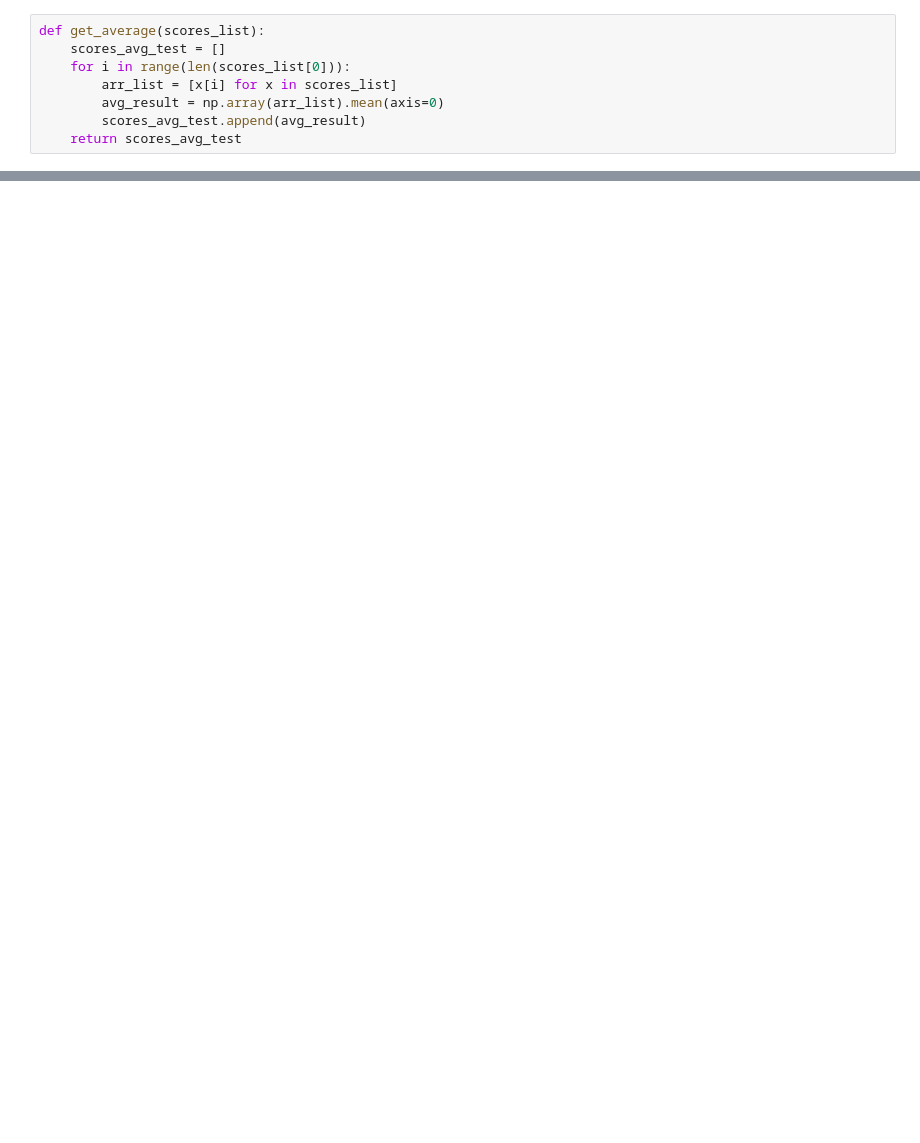
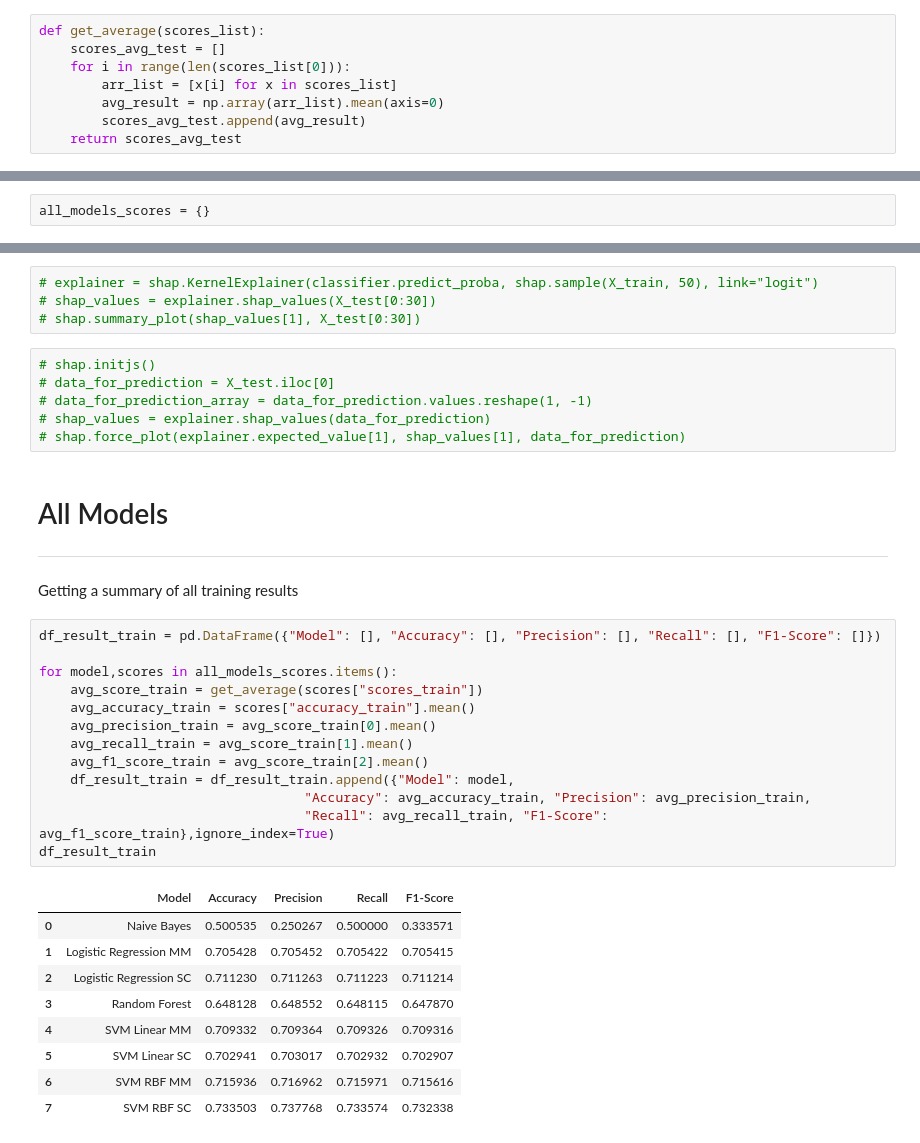
Before and after one commit to pypas/suicities-datasus, a Jupyter notebook: Models/Classification/classification_model_highest_rates.ipynb, the cells around one changed output, grey strips where cells are left out. Drawn from its saved outputs; the diff is of its cells as text; blank space fills up the shorter version.

```diff
--- a/Models/Classification/classification_model_highest_rates.ipynb
+++ b/Models/Classification/classification_model_highest_rates.ipynb
@@ -844,0 +336,2 @@ Setting feature_perturbation = "tree_path_dependent" because no background data
+# %%
+all_models_scores = {}
@@ -850,0 +1214,38 @@ shap.force_plot(explainer.expected_value[1], shap_values[1], data_for_prediction
+# %%
+# explainer = shap.KernelExplainer(classifier.predict_proba, shap.sample(X_train, 50), link="logit")
+# shap_values = explainer.shap_values(X_test[0:30])
+# shap.summary_plot(shap_values[1], X_test[0:30])
+# %%
+# shap.initjs()
+# data_for_prediction = X_test.iloc[0]
+# data_for_prediction_array = data_for_prediction.values.reshape(1, -1)
+# shap_values = explainer.shap_values(data_for_prediction)
+# shap.force_plot(explainer.expected_value[1], shap_values[1], data_for_prediction)
+# %% [markdown]
+# All Models
+----
+# %% [markdown]
+Getting a summary of all training results
+# %%
+df_result_train = pd.DataFrame({"Model": [], "Accuracy": [], "Precision": [], "Recall": [], "F1-Score": []})
+
+for model,scores in all_models_scores.items():
+    avg_score_train = get_average(scores["scores_train"])
+    avg_accuracy_train = scores["accuracy_train"].mean()
+    avg_precision_train = avg_score_train[0].mean()
+    avg_recall_train = avg_score_train[1].mean()
+    avg_f1_score_train = avg_score_train[2].mean()
+    df_result_train = df_result_train.append({"Model": model,
+                                  "Accuracy": avg_accuracy_train, "Precision": avg_precision_train,
+                                  "Recall": avg_recall_train, "F1-Score": avg_f1_score_train},ignore_index=True)
+df_result_train
+# %% [output]
+|  | Model | Accuracy | Precision | Recall | F1-Score |
+| 0 | Naive Bayes | 0.500535 | 0.250267 | 0.500000 | 0.333571 |
+| 1 | Logistic Regression MM | 0.705428 | 0.705452 | 0.705422 | 0.705415 |
+| 2 | Logistic Regression SC | 0.711230 | 0.711263 | 0.711223 | 0.711214 |
+| 3 | Random Forest | 0.648128 | 0.648552 | 0.648115 | 0.647870 |
+| 4 | SVM Linear MM | 0.709332 | 0.709364 | 0.709326 | 0.709316 |
+| 5 | SVM Linear SC | 0.702941 | 0.703017 | 0.702932 | 0.702907 |
+| 6 | SVM RBF MM | 0.715936 | 0.716962 | 0.715971 | 0.715616 |
+| 7 | SVM RBF SC | 0.733503 | 0.737768 | 0.733574 | 0.732338 |
```
Also changed, not shown: parts of 81 cells of this notebook, 1 other file.
